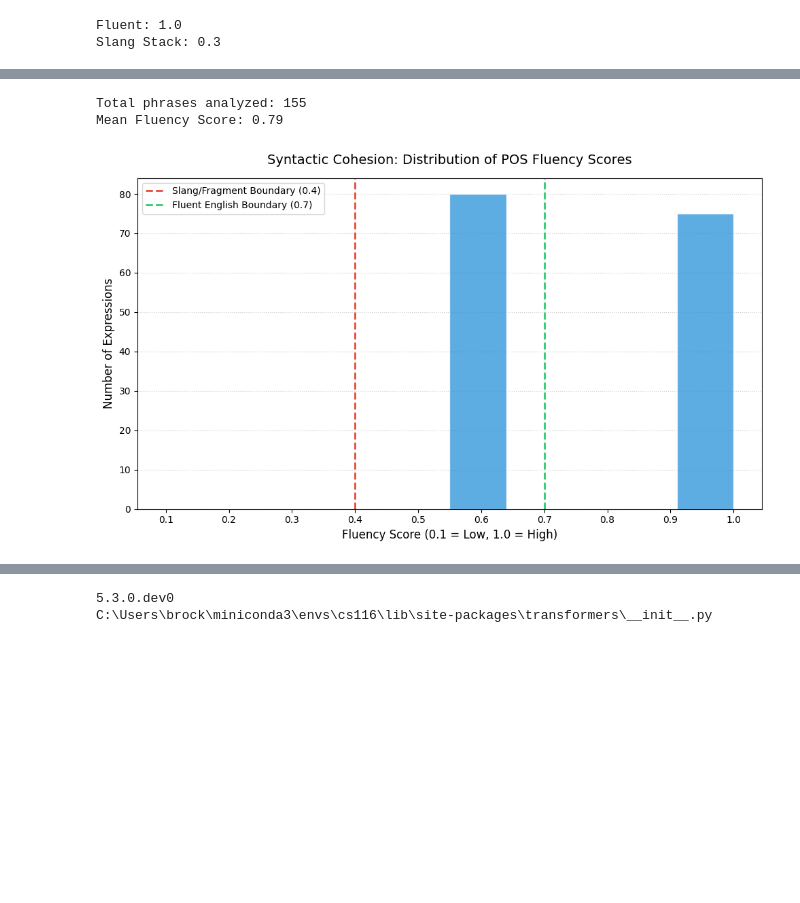
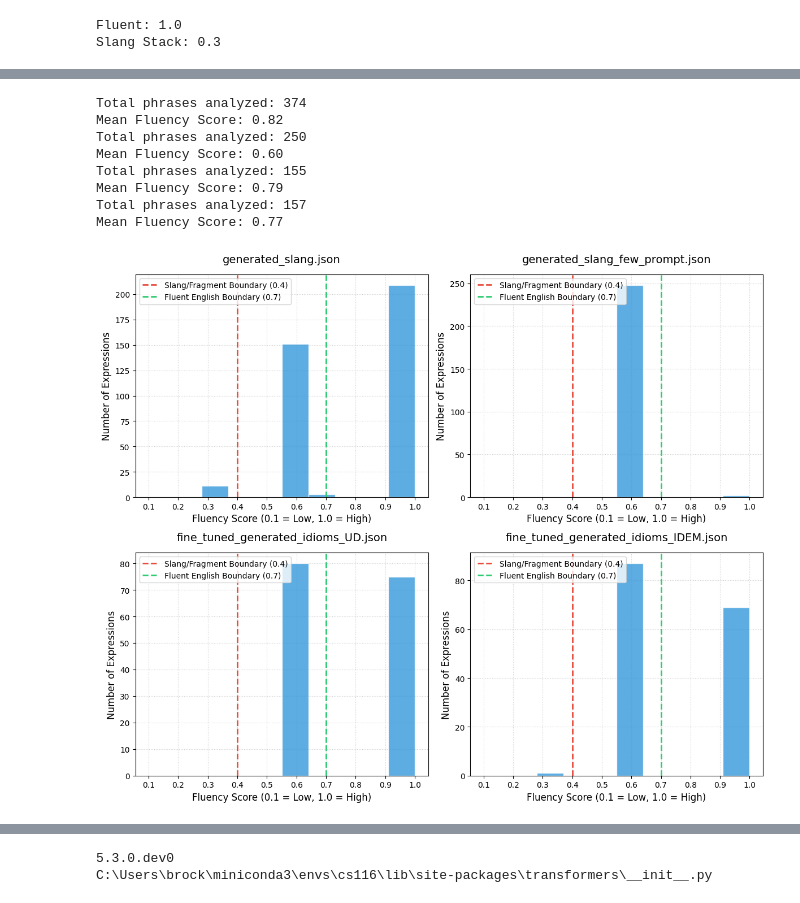
Before and after one commit to Brock555555/175Project, a Jupyter notebook: New_Eval.ipynb, the cells around one changed output, grey strips where cells are left out. Saved outputs shown, nothing was run; the diff lists cells and outputs as text; code cells hidden in the pictures; blank space fills up the shorter version.

```diff
--- a/New_Eval.ipynb
+++ b/New_Eval.ipynb
@@ -395,8 +482,16 @@ List of Unique Words:
 # %%
-reddit_scores = []
+fig, axs = plt.subplots(2, 2, figsize=(12, 10))
 
-for i in multi_worded[:10]:
-    score = reddit_calculate_uniqueness(i, 2, corpus_ngram_freq)
-    reddit_scores.append(score)
-    print(f"Reddit Commonality Score: {i} {score:.2%}")
+for ax, (file, multi_worded) in zip(axs.flatten(), zip(files, total_multis)):
+    reddit_scores = []
+    for phrase in multi_worded[:10]:  # Just check the first 10 for brevity
+        score = reddit_calculate_uniqueness(phrase, 2, corpus_ngram_freq)
+        reddit_scores.append(score)
+
+    ax.hist(reddit_scores, bins=10, edgecolor='black')
+    ax.set_title(file)
+    ax.set_xlabel("Reddit Commonality Score")
+    ax.set_ylabel("Frequency")
+plt.tight_layout()
+plt.show()
 # %% [output]
@@ -708,38 +797,45 @@ List of Unique Words:
 # %%
-processed_phrases = [" ".join(p) if isinstance(p, list) else p for p in multi_worded]
-scores = [get_pos_fluency_score(phrase) for phrase in processed_phrases]
+fig, axs = plt.subplots(2, 2, figsize=(12, 10))
 
-# 2. Basic Stats
-avg_score = sum(scores) / len(scores)
-print(f"Total phrases analyzed: {len(scores)}")
-print(f"Mean Fluency Score: {avg_score:.2f}")
+for ax, (file, multi_worded) in zip(axs.flatten(), zip(files, total_multis)):
+    processed_phrases = [" ".join(p) if isinstance(p, list) else p for p in multi_worded]
+    scores = [get_pos_fluency_score(phrase) for phrase in processed_phrases]
 
-plt.figure(figsize=(10, 6))
+    # 2. Basic Stats
+    avg_score = sum(scores) / len(scores)
+    print(f"Total phrases analyzed: {len(scores)}")
+    print(f"Mean Fluency Score: {avg_score:.2f}")
 
-# Create the Histogram
-n, bins, patches = plt.hist(scores, bins=10, range=(0.1, 1.0),
-                            color='#3498db', edgecolor='white', alpha=0.8)
+    # Create the Histogram
+    n, bins, patches = ax.hist(scores, bins=10, range=(0.1, 1.0),
+                                color='#3498db', edgecolor='white', alpha=0.8)
 
-# Add vertical lines for your specific cutoffs
-plt.axvline(0.4, color='#e74c3c', linestyle='--', linewidth=2, label='Slang/Fragment Boundary (0.4)')
-plt.axvline(0.7, color='#2ecc71', linestyle='--', linewidth=2, label='Fluent English Boundary (0.7)')
+    # Add vertical lines for your specific cutoffs
+    ax.axvline(0.4, color='#e74c3c', linestyle='--', linewidth=2, label='Slang/Fragment Boundary (0.4)')
+    ax.axvline(0.7, color='#2ecc71', linestyle='--', linewidth=2, label='Fluent English Boundary (0.7)')
 
-# Aesthetics
-plt.title('Syntactic Cohesion: Distribution of POS Fluency Scores', fontsize=14, pad=15)
-plt.xlabel('Fluency Score (0.1 = Low, 1.0 = High)', fontsize=12)
-plt.ylabel('Number of Expressions', fontsize=12)
-plt.xticks([0.1, 0.2, 0.3, 0.4, 0.5, 0.6, 0.7, 0.8, 0.9, 1.0])
+    # Aesthetics
+    ax.set_title(file, fontsize=14, pad=15)
+    ax.set_xlabel('Fluency Score (0.1 = Low, 1.0 = High)', fontsize=12)
+    ax.set_ylabel('Number of Expressions', fontsize=12)
+    ax.set_xticks([0.1, 0.2, 0.3, 0.4, 0.5, 0.6, 0.7, 0.8, 0.9, 1.0])
 
-# Add a light horizontal grid for readability
-plt.gca().yaxis.grid(True, linestyle=':', alpha=0.6)
-plt.gca().set_axisbelow(True) # Puts grid behind bars
+    # Add a light horizontal grid for readability
+    ax.grid(True, linestyle=':', alpha=0.6)
+    ax.set_axisbelow(True) # Puts grid behind bars
 
-plt.legend(loc='upper left')
+    ax.legend(loc='upper left')
 plt.tight_layout()
 
 plt.show()
 # %% [output]
+Total phrases analyzed: 374
+Mean Fluency Score: 0.82
+Total phrases analyzed: 250
+Mean Fluency Score: 0.60
 Total phrases analyzed: 155
 Mean Fluency Score: 0.79
+Total phrases analyzed: 157
+Mean Fluency Score: 0.77
-[figure, old version]
+[figure, new version]
 # %%
```
Also changed, not shown: parts of 23 cells of this notebook, 3 other files.
